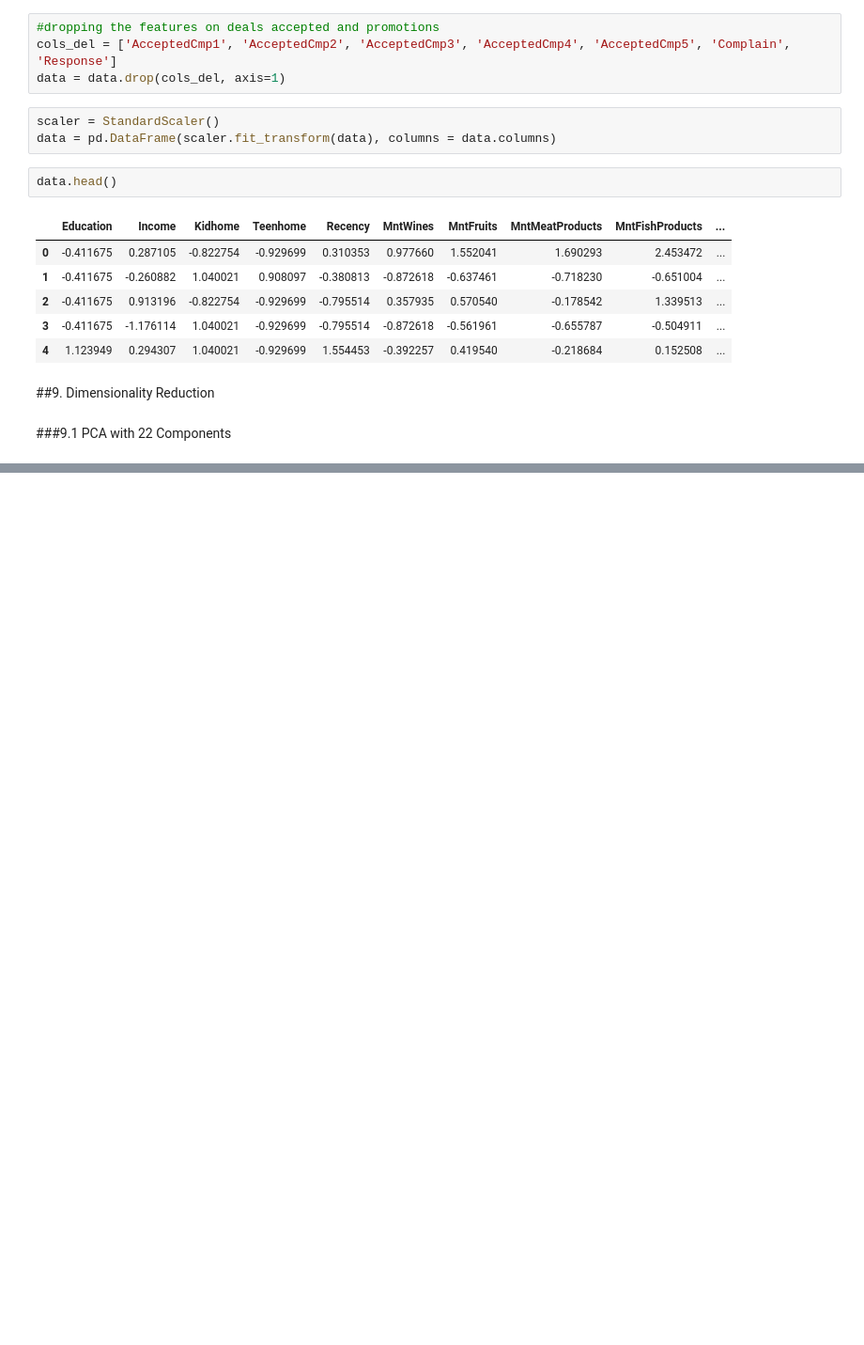
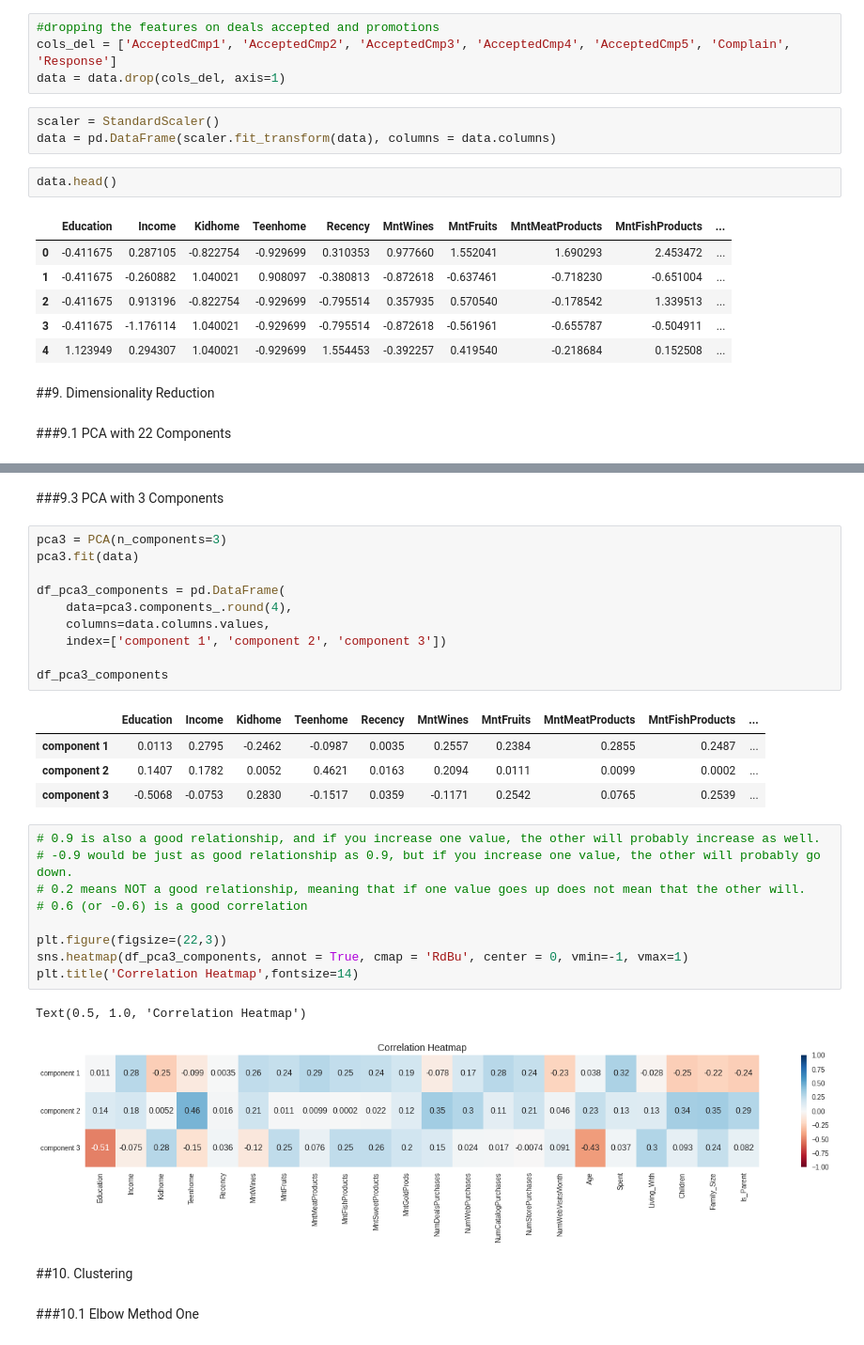
Before and after one commit to AliceKitchkin/Unsupervised-Machine-Learning, a Jupyter notebook: CustomerSegmentation.ipynb, the cells around one changed output, grey strips where cells are left out. Shown at 94% size. Cells and saved outputs as stored; diff of their text form; blank space fills up the shorter version.

```diff
--- a/CustomerSegmentation.ipynb
+++ b/CustomerSegmentation.ipynb
@@ -468,0 +464,33 @@ plt.ylabel('explained_variance_');
+# %% [markdown]
+###9.3 PCA with 3 Components
+# %%
+pca3 = PCA(n_components=3)
+pca3.fit(data)
+
+df_pca3_components = pd.DataFrame(
+    data=pca3.components_.round(4),
+    columns=data.columns.values,
+    index=['component 1', 'component 2', 'component 3'])
+
+df_pca3_components
+# %% [output]
+|  | Education | Income | Kidhome | Teenhome | Recency | MntWines | MntFruits | MntMeatProducts | MntFishProducts | ... |
+| component 1 | 0.0113 | 0.2795 | -0.2462 | -0.0987 | 0.0035 | 0.2557 | 0.2384 | 0.2855 | 0.2487 | ... |
+| component 2 | 0.1407 | 0.1782 | 0.0052 | 0.4621 | 0.0163 | 0.2094 | 0.0111 | 0.0099 | 0.0002 | ... |
+| component 3 | -0.5068 | -0.0753 | 0.2830 | -0.1517 | 0.0359 | -0.1171 | 0.2542 | 0.0765 | 0.2539 | ... |
+# %%
+# 0.9 is also a good relationship, and if you increase one value, the other will probably increase as well.
+# -0.9 would be just as good relationship as 0.9, but if you increase one value, the other will probably go down.
+# 0.2 means NOT a good relationship, meaning that if one value goes up does not mean that the other will.
+# 0.6 (or -0.6) is a good correlation
+
+plt.figure(figsize=(22,3))
+sns.heatmap(df_pca3_components, annot = True, cmap = 'RdBu', center = 0, vmin=-1, vmax=1)
+plt.title('Correlation Heatmap',fontsize=14)
+# %% [output]
+Text(0.5, 1.0, 'Correlation Heatmap')
+[figure, added]
+# %% [markdown]
+##10. Clustering
+# %% [markdown]
+###10.1 Elbow Method One
```
Also changed, not shown: parts of 28 cells of this notebook.
